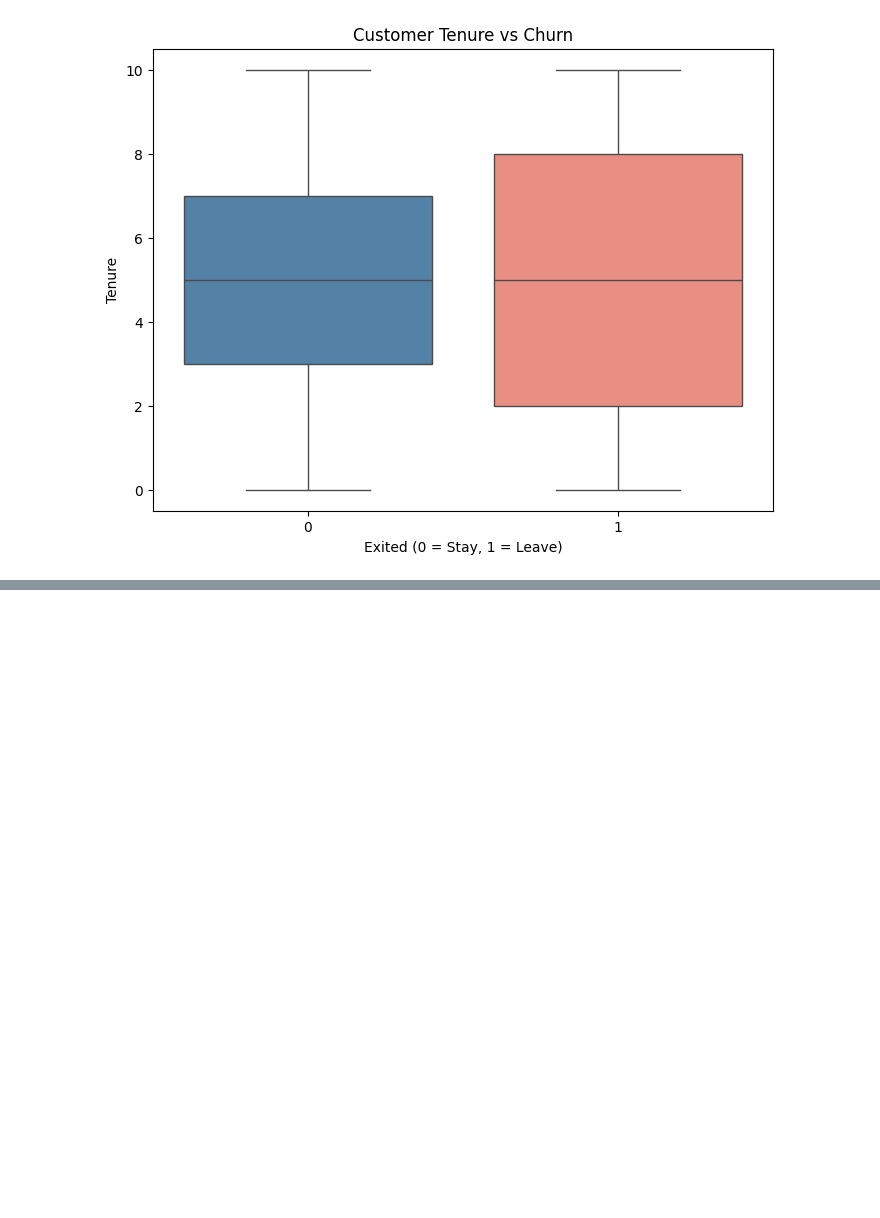
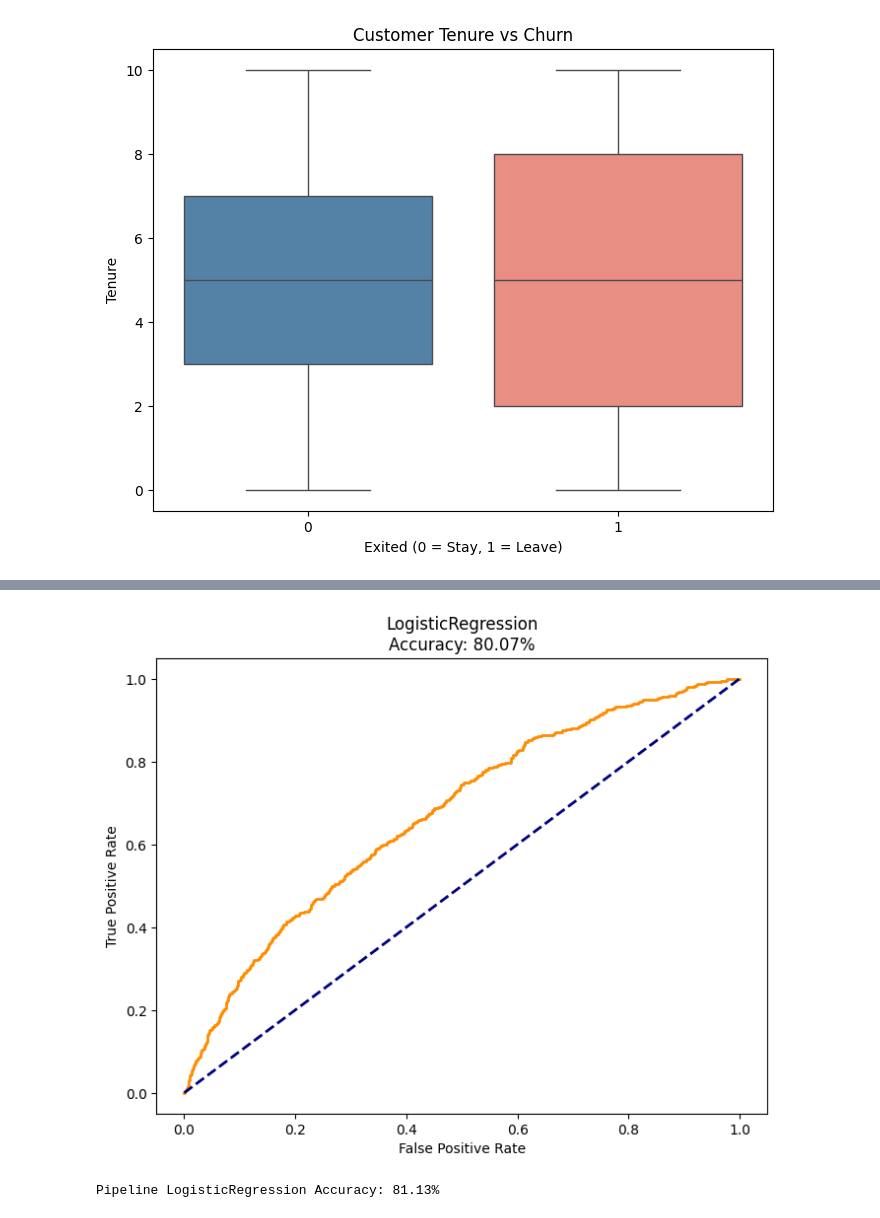
Before and after one commit to timoajayi/capstone-customer-churn-prediction, a Jupyter notebook: Customer_churn_prediction.ipynb, the cells around one changed output, grey strips where cells are left out. Saved outputs shown, nothing was run; the diff lists cells and outputs as text; code cells hidden in the pictures; blank space fills up the shorter version.

```diff
--- a/Customer_churn_prediction.ipynb
+++ b/Customer_churn_prediction.ipynb
@@ -213,0 +256,12 @@ plt.show()
+# %%
+# Feature Scaling and Encoding
+
+# The dataset contains both numerical and categorical variables. We need to encode the categorical variables before we can use them in our machine learning model.
+from sklearn.preprocessing import StandardScaler, LabelEncoder
+import pickle # Pickle is commonly used to save machine learning models after training, so that they can be loaded and used later without having to retrain the model.
+
+
+
+le_gender =LabelEncoder() # # Encode categorical variables
+df['Gender']= le_gender.fit_transform(df['Gender']) # This would change the Columns to Zeros(0) and Ones(1)
+df.head(5)
@@ -213,0 +298,19 @@ plt.show()
+# %%
+# Divide the data to indepent and dependent variable, X--> independent variable and y--> dependent variable
+X = df.drop('Exited', axis=1) # Features
+y = df['Exited'] # Target variable
+
+# Split the data into training and testing sets
+X_train, X_test, y_train, y_test = train_test_split(X, y, test_size=0.3, random_state=42)
+# %%
+# First model: Logistic Regression
+from sklearn.metrics import classification_report, confusion_matrix, roc_curve, auc, roc_auc_score
+from sklearn.pipeline import Pipeline
+from sklearn.linear_model import LogisticRegression
+lr_model = LogisticRegression()
+lr_model.fit(X_train, y_train)
+y_pred = lr_model.predict(X_test)
+
+lraccuracy = accuracy_score(y_test, y_pred)
+print("LogisticRegression Accuracy: {:.2f}%".format(lraccuracy * 100))
+print("\nClassification Report:\n", classification_report(y_test, y_pred))
@@ -213,0 +395,26 @@ plt.show()
+# %%
+# visualization
+y_prob = lr_model.predict_proba(X_test)[:, 1]
+fpr, tpr, thresholds = roc_curve(y_test, y_prob)
+
+plt.figure(figsize=(8, 6))
+plt.plot(fpr, tpr, color='darkorange', lw=2)
+plt.plot([0, 1], [0, 1], color='navy', lw=2, linestyle='--')
+plt.xlabel('False Positive Rate')
+plt.ylabel('True Positive Rate')
+plt.title('LogisticRegression\nAccuracy: {:.2f}%'.format(lraccuracy * 100))
+plt.show()
+# %% [output]
+[figure, added]
+# %%
+pipe = Pipeline([
+    ("scaler", StandardScaler()),
+    ("model", LogisticRegression())
+])
+
+pipe.fit(X_train, y_train)
+y_pred_pipe = pipe.predict(X_test)
+pipe_accuracy = accuracy_score(y_test, y_pred_pipe)
+print("Pipeline LogisticRegression Accuracy: {:.2f}%".format(pipe_accuracy * 100))
+# %% [output]
+Pipeline LogisticRegression Accuracy: 81.13%
```
Also changed, not shown: parts of 23 cells of this notebook, 3 other files.
